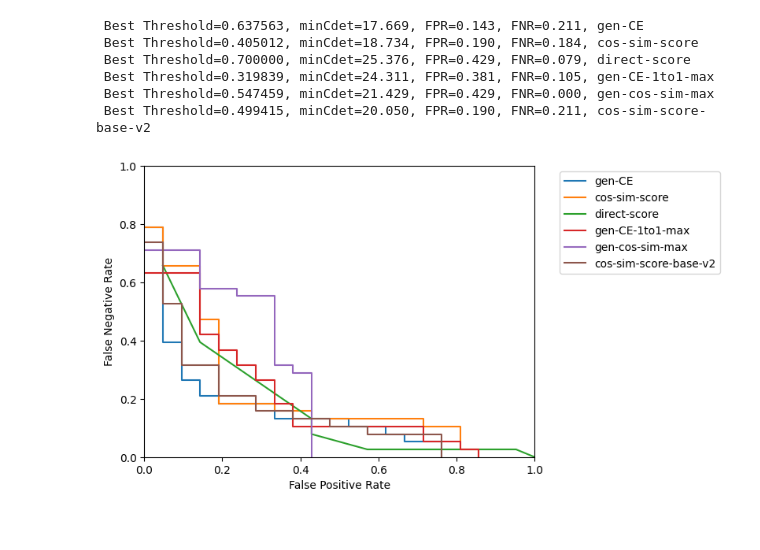
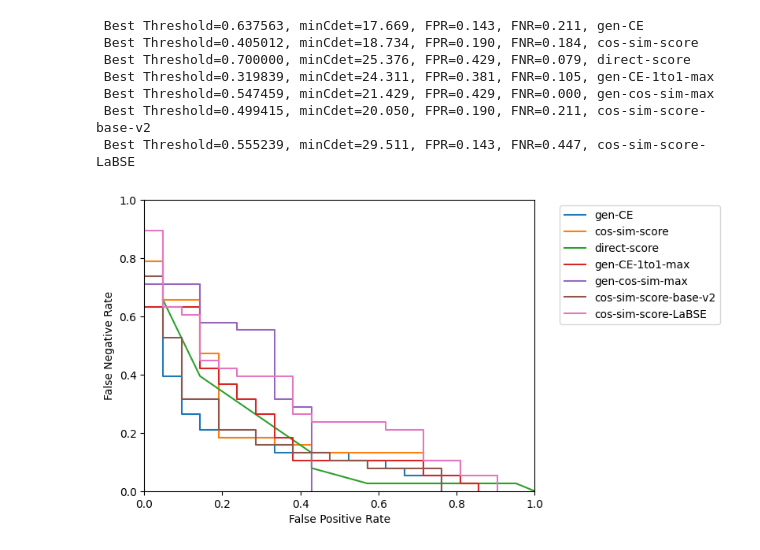
Before and after one commit to Ajchler/knn-fit, a Jupyter notebook: notebooks/DET-ectors.ipynb, the cells around one changed output. Drawn from its saved outputs; the diff is of its cells as text; code cells hidden in the pictures.

```diff
--- a/notebooks/DET-ectors.ipynb
+++ b/notebooks/DET-ectors.ipynb
@@ -12,15 +12,18 @@ column_names = ['text-id', 'text', 'user-topic', 'target',
                 'gen-CE',
                 'gen-cos-sim-min',
                 'gen-cos-sim-max',
-                'cos-sim-score-base-v2'
+                'cos-sim-score-base-v2',
+                'cos-sim-score-LaBSE'
                 ]
 df = pd.DataFrame(columns=column_names)
 
 golden_annotated = json.load(open('../data/gold_annotated_dataset.json'))
 direct_scores = json.load(open('../evaluation-data/out-direct-score.json'))
+topic_eval = json.load(open('../evaluation-data/out-eval-golden.json'))
+
 sim_scores = json.load(open('../evaluation-data/out_mlm_cos_similarity_scores.json'))
 sim_scores_base_v2 = json.load(open('../evaluation-data/out-mlm-mpnet-base-v2.json'))
-topic_eval = json.load(open('../evaluation-data/out-eval-golden.json'))
+sim_scores_labSE = json.load(open('../evaluation-data/out-mlm-setu4993LaBSE.json'))
 
 
 def find_topic_score_1to1(score_list, topic):
@@ -60,6 +63,8 @@ for text_id, values in golden_annotated.items():
         direct_score = get_direct_score(text_id, topic, direct_scores)
         cos_sim_score = get_direct_score(text_id, topic, sim_scores)
         cos_sim_score_base_v2 = get_direct_score(text_id, topic, sim_scores_base_v2)
+        cos_LaBSE = get_direct_score(text_id, topic, sim_scores_labSE)
+
 
         gen_ce_1to1_min, gen_ce_1to1_max = get_generated_topic_scores_1to1(text_id, topic, 'ce_scores_1to1')
         gen_cos_sim_min, gen_cos_sim_max = get_generated_topic_scores_1to1(text_id, topic, 'mlm_scores_1to1')
@@ -73,6 +78,8 @@ for text_id, values in golden_annotated.items():
             'direct-score': direct_score,
             'cos-sim-score': cos_sim_score,
             'cos-sim-score-base-v2': cos_sim_score_base_v2,
+            'cos-sim-score-LaBSE': cos_LaBSE,
+
             'gen-CE-1to1-min': gen_ce_1to1_min,
             'gen-CE-1to1-max': gen_ce_1to1_max,
             'gen-CE': gen_CE,
@@ -186,38 +193,40 @@ scores = [
     'direct-score',
     'gen-CE-1to1-max',
     'gen-cos-sim-max',
-    'cos-sim-score-base-v2'
+    'cos-sim-score-base-v2',
+    'cos-sim-score-LaBSE'
 ]
 
 for score in scores:
     add_to_det(df[score], score)
 
 
 ax.set_xlabel('False Positive Rate')
 ax.set_ylabel('False Negative Rate')
 
 # ax.set_yscale('log')
 # ax.set_xscale('log')
 
 # ticks_to_use = [0.001,0.002,0.005,0.01,0.02,0.05,0.1,0.2,0.5,1]
 # ax.get_xaxis().set_major_formatter(matplotlib.ticker.ScalarFormatter())
 # ax.get_yaxis().set_major_formatter(matplotlib.ticker.ScalarFormatter())
 # ax.set_xticks(ticks_to_use)
 # ax.set_yticks(ticks_to_use)
 
 # Set axis limits
 # ax.set_xlim(0.01, 1)
 # ax.set_ylim(0.01, 1)
 
 plt.legend(bbox_to_anchor=(1.05, 1), loc='upper left')
 plt.show()
 # %% [output]
  Best Threshold=0.637563, minCdet=17.669, FPR=0.143, FNR=0.211, gen-CE
  Best Threshold=0.405012, minCdet=18.734, FPR=0.190, FNR=0.184, cos-sim-score
  Best Threshold=0.700000, minCdet=25.376, FPR=0.429, FNR=0.079, direct-score
  Best Threshold=0.319839, minCdet=24.311, FPR=0.381, FNR=0.105, gen-CE-1to1-max
  Best Threshold=0.547459, minCdet=21.429, FPR=0.429, FNR=0.000, gen-cos-sim-max
  Best Threshold=0.499415, minCdet=20.050, FPR=0.190, FNR=0.211, cos-sim-score-base-v2
+ Best Threshold=0.555239, minCdet=29.511, FPR=0.143, FNR=0.447, cos-sim-score-LaBSE
-[figure, old version]
+[figure, new version]
 # %%
 df
```
Also changed, not shown: parts of 2 cells of this notebook.
